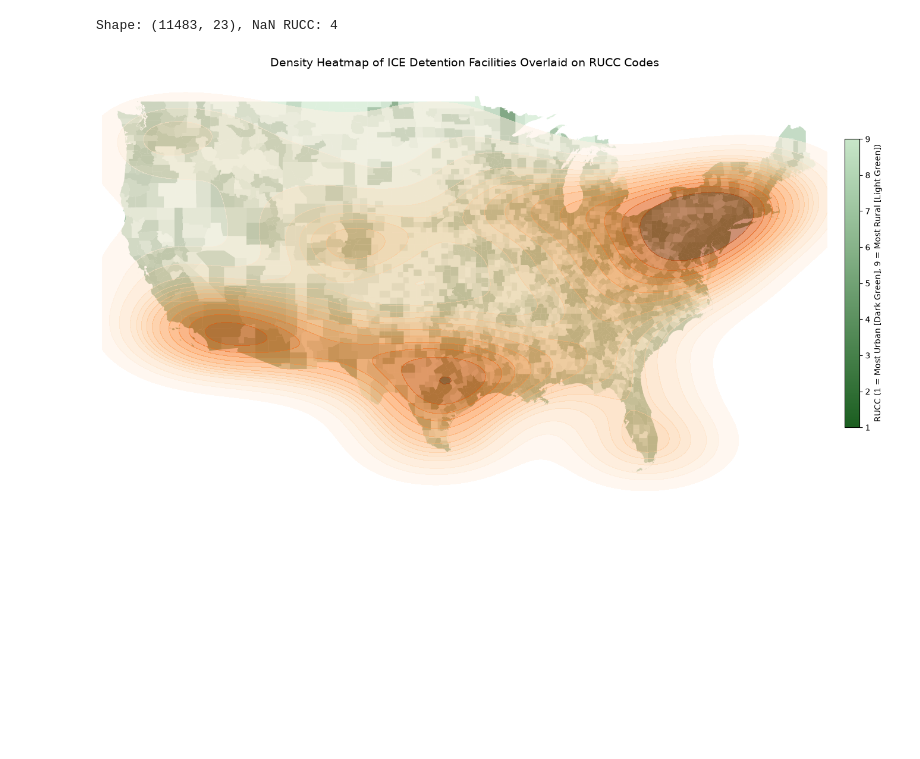
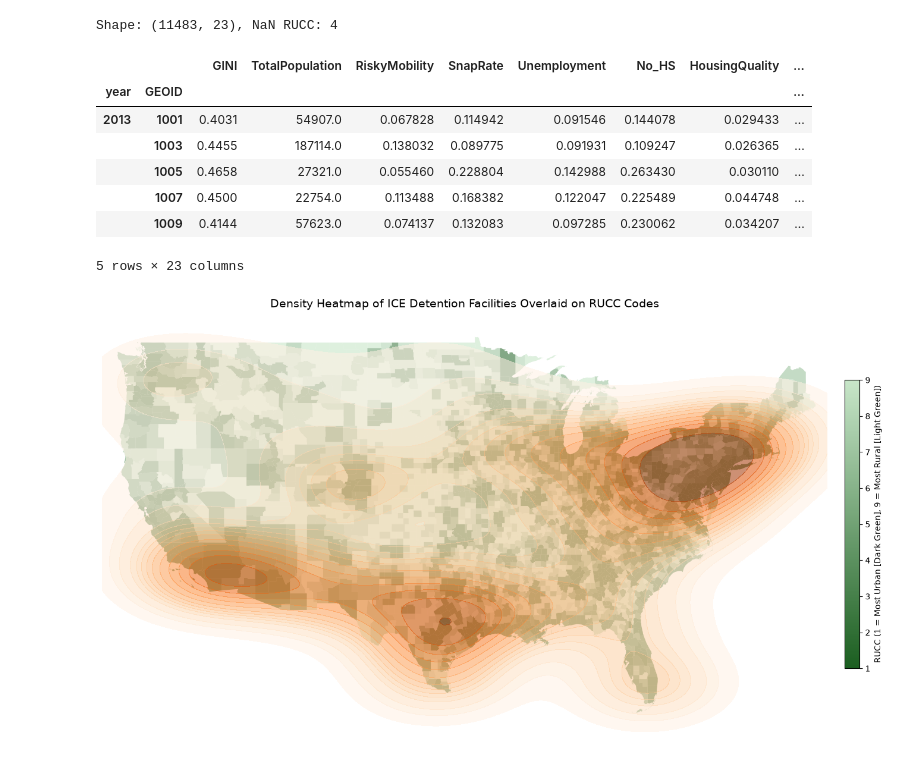
Before and after one commit to steveg-ds/RHIP, a Jupyter notebook: RSS-Analysis.ipynb, the cells around one changed output. Drawn from its saved outputs; the diff is of its cells as text; code cells hidden in the pictures; blank space fills up the shorter version.

```diff
--- a/RSS-Analysis.ipynb
+++ b/RSS-Analysis.ipynb
@@ -386,6 +386,17 @@ df = df.set_index(['year', 'GEOID'])
 print(f'Shape: {df.shape}, NaN RUCC: {df["RUCC"].isna().sum()}')
 # %% [output]
 Shape: (11483, 23), NaN RUCC: 4
+# %%
+df.head()
+# %% [output]
+|  |  | GINI | TotalPopulation | RiskyMobility | SnapRate | Unemployment | No_HS | HousingQuality | ... |
+| year | GEOID |  |  |  |  |  |  |  | ... |
+| 2013 | 1001 | 0.4031 | 54907.0 | 0.067828 | 0.114942 | 0.091546 | 0.144078 | 0.029433 | ... |
+|  | 1003 | 0.4455 | 187114.0 | 0.138032 | 0.089775 | 0.091931 | 0.109247 | 0.026365 | ... |
+|  | 1005 | 0.4658 | 27321.0 | 0.055460 | 0.228804 | 0.142988 | 0.263430 | 0.030110 | ... |
+|  | 1007 | 0.4500 | 22754.0 | 0.113488 | 0.168382 | 0.122047 | 0.225489 | 0.044748 | ... |
+|  | 1009 | 0.4144 | 57623.0 | 0.074137 | 0.132083 | 0.097285 | 0.230062 | 0.034207 | ... |
+5 rows × 23 columns
 # %%
 # Create facility density heatmap overlaid on county geometries (filtered to continental US)
 import matplotlib.colors as mcolors
```
Also changed, not shown: parts of 6 cells of this notebook, 1 other file.
